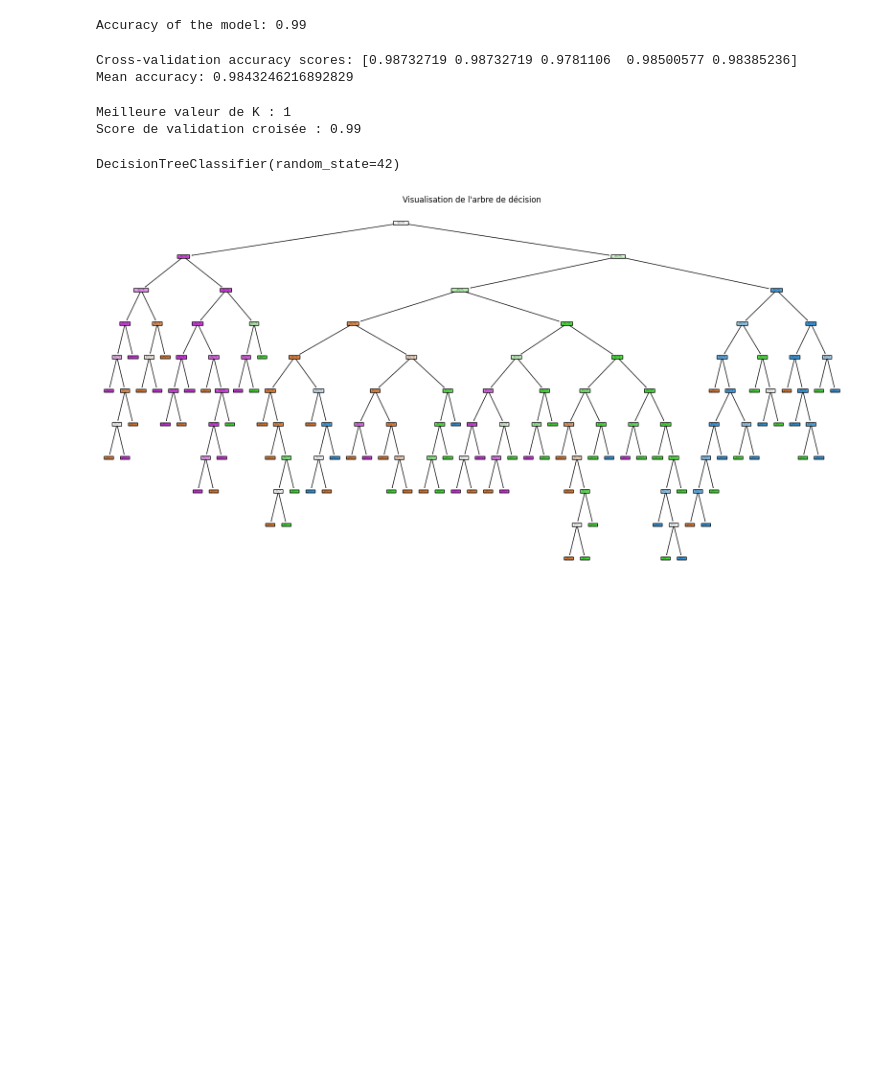
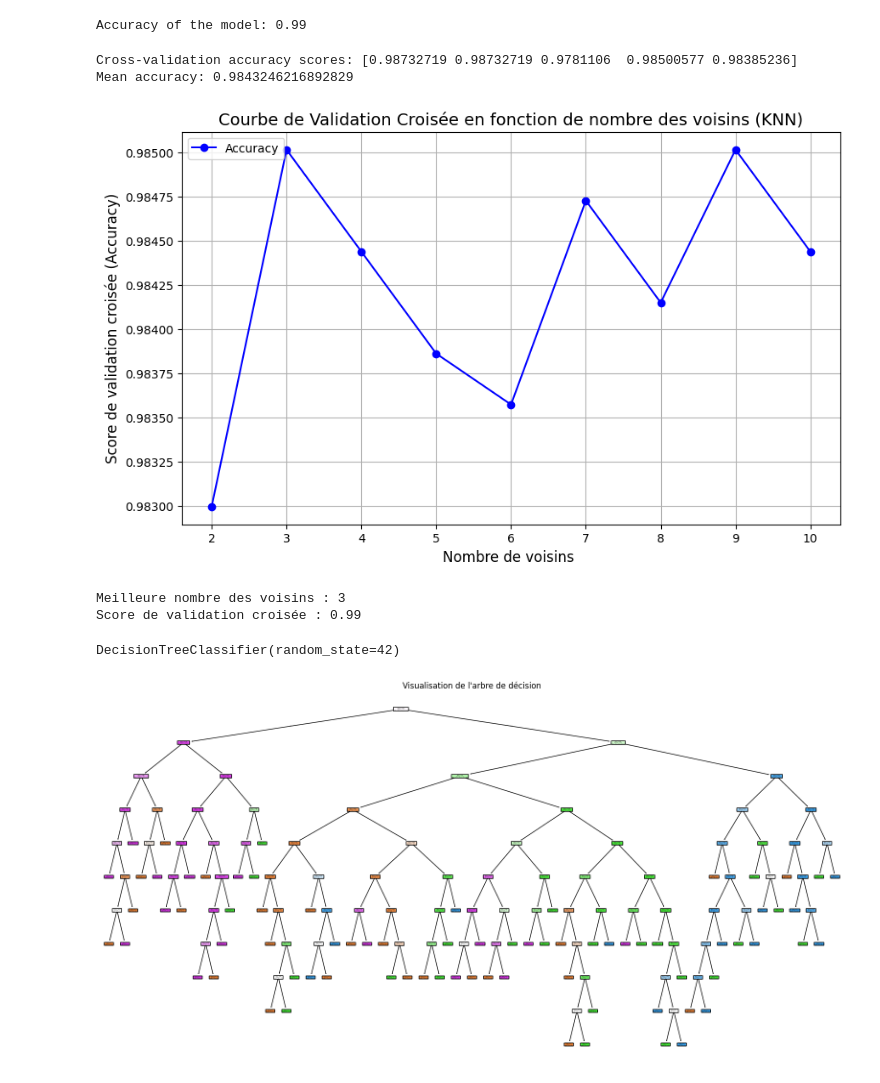
Before and after one commit to YoussefBenhassine/ML-project, a Jupyter notebook: main.ipynb, the cells around one changed output. Drawn from its saved outputs; the diff is of its cells as text; code cells hidden in the pictures; blank space fills up the shorter version.

```diff
--- a/main.ipynb
+++ b/main.ipynb
@@ -196,5 +189,7 @@ df.head(5)
 # %%
 #application du RFM
+latest_date = df['Date'].max()
+
 recency_df = df.groupby('CustomerID')['Date'].max().reset_index().rename(columns = {'Date': 'LastPurchaseDate'})
 recency_df.head()
 # %% [output]
@@ -245,13 +240,3 @@ rfm_df.head()
 | 2 | 12348.0 | 75 | 31 | 1797.24 |
 | 3 | 12349.0 | 18 | 73 | 1757.55 |
 | 4 | 12350.0 | 310 | 17 | 334.40 |
-# %%
-# Creatio de la colonne RecencyScore en divisant la récence en quartiles et en attribuant les étiquettes de quantile respectives
-rfm_df['RecencyScore'] = pd.qcut(rfm_df['Recency'], q = [0, 0.25, 0.5, 0.75, 1], labels = list(range(4, 0, -1)))
-
-# Creation de la colonne FrequencyScore en divisant la fréquence en quartiles et en attribuant les étiquettes de quantile respectives
-rfm_df['FrequencyScore'] = pd.qcut(rfm_df['Frequency'], q=[0, 0.25, 0.5, 0.75, 1], labels=list(range(1, 5)))
-
-# Creation de la colonne MonetaryScore en divisant la valeur monétaire en quartiles et en attribuant les étiquettes de quantile respectives
-rfm_df['MonetaryScore'] = pd.qcut(rfm_df['MonetaryValue'], q=[0, 0.25, 0.5, 0.75, 1], labels=list(range(1, 5)))
-rfm_df.head()
@@ -265,4 +242,0 @@ rfm_df.head()
-# %%
-#concaténation des scores RFM pour créer une seule colonne RFMScore
-rfm_df['RFMScore'] = rfm_df['RecencyScore'].astype(str) + rfm_df['FrequencyScore'].astype(str) + rfm_df['MonetaryScore'].astype(str)
-rfm_df.head()
@@ -276,7 +243,6 @@ rfm_df.head()
 # %%
 import seaborn as sns
-rfm = rfm_df.drop(['RecencyScore', 'FrequencyScore', 'MonetaryScore','RFMScore'], axis = 1).set_index('CustomerID')
-
+rfm = rfm_df.set_index('CustomerID')
 rfm.corr()
 sns.heatmap(rfm.corr(), annot = True, cmap = 'Reds')
 # %% [output]
@@ -492,23 +451,36 @@ Mean accuracy: 0.9843246216892829
 # %%
 from sklearn.model_selection import GridSearchCV
 
 # Définir les paramètres à tester (valeurs de K)
-param_grid = {'n_neighbors': list(range(1, 26))}
+param_grid = {'n_neighbors': list(range(2, 11))}
 
 # Initialiser le modèle KNN
 knn = KNeighborsClassifier()
 
 # Configurer GridSearchCV
 grid_search = GridSearchCV(estimator=knn, param_grid=param_grid, cv=5, scoring='accuracy')
 
 # Effectuer la recherche
 grid_search.fit(X_train, y_train)
+# Récupérer les scores de validation croisée pour chaque valeur de K
+mean_scores = grid_search.cv_results_['mean_test_score']
 
+# Tracer la courbe
+plt.figure(figsize=(10, 6))
+plt.plot(range(2, 11), mean_scores, marker='o', linestyle='-', color='b', label='Accuracy')
+plt.title('Courbe de Validation Croisée en fonction de nombre des voisins (KNN)', fontsize=14)
+plt.xlabel('Nombre de voisins ', fontsize=12)
+plt.ylabel('Score de validation croisée (Accuracy)', fontsize=12)
+plt.grid(True)
+plt.xticks(range(2, 11))  # Afficher tous les K
+plt.legend()
+plt.show()
 # Afficher la meilleure valeur de K et le score correspondant
-print(f"Meilleure valeur de K : {grid_search.best_params_['n_neighbors']}")
+print(f"Meilleure nombre des voisins : {grid_search.best_params_['n_neighbors']}")
 print(f"Score de validation croisée : {grid_search.best_score_:.2f}")
 # %% [output]
+[figure, added]
-Meilleure valeur de K : 1
+Meilleure nombre des voisins : 3
 Score de validation croisée : 0.99
 # %%
 from sklearn.tree import DecisionTreeClassifier
```
Also changed, not shown: parts of 31 cells of this notebook.
